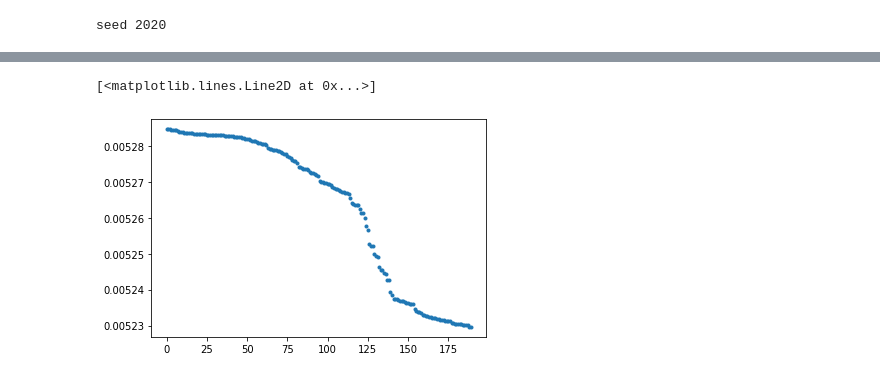
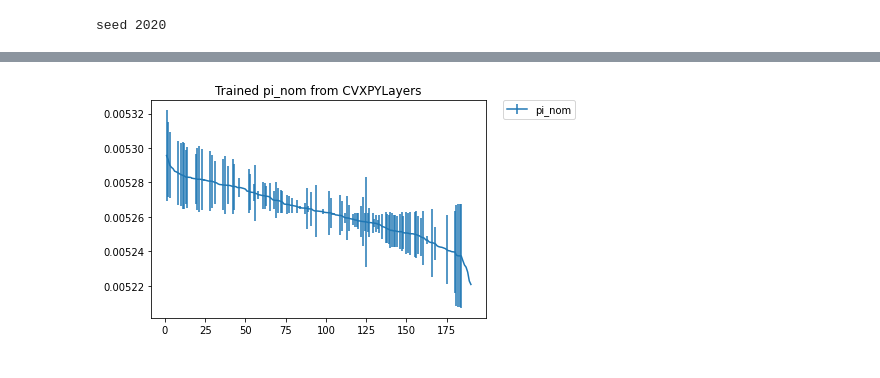
Before and after one commit to QingyunSun/Distributional-Robust-Kelly-Gambling, a Jupyter notebook: DRKP20200610_CVXLayers.ipynb, the cells around one changed output, grey strips where cells are left out. Cells and saved outputs as stored; diff of their text form; code cells hidden in the pictures.

```diff
--- a/DRKP20200610_CVXLayers.ipynb
+++ b/DRKP20200610_CVXLayers.ipynb
@@ -149,7 +145,7 @@ def evaluate( R_torch, log_Pi_0, Rho, Pi_test_torch):
     Pi_0 = torch.nn.functional.softmax(log_Pi_0)
     b, = policy(R_torch, Pi_0, Rho)
     logs = torch.log(R_torch.T @ b)
-    cost = - torch.sum(Pi_test_torch*logs[None,:])
+    cost = torch.sum(Pi_test_torch*logs[None,:])
     return   cost
 
 # Training:
@@ -164,4 +160,4 @@ for i in range(iters):
     # Project so that Rho is non-negative
     Rho.data = torch.max(Rho.data,torch.zeros_like(Rho.data))
     results.append(loss.item())
-    print("(iter %d) loss: %g " % (i, results[-1]))
+    # print("(iter %d) loss: %g " % (i, results[-1]))
@@ -198,16 +164,24 @@ plt.plot(results,'.')
 # %%
 # order = np.argsort(pi_horse)[::-1]
 Pi_0 = torch.nn.functional.softmax(log_Pi_0)
 pi_0_trained = Pi_0.detach().numpy()
 
 order_trained = np.argsort(pi_0_trained)[::-1]
 
 rho_trained = Rho.detach().numpy()
 
 pi_0_trained_upper = pi_0_trained+rho_trained
 pi_0_trained_lower = pi_0_trained-rho_trained
 
-plt.plot(  pi_0_trained[order_trained] , '.', label='pi nominal trained')
+plt.subplot()
+width = 2
+barWidth = 5
+
+order = np.argsort(pi)[::-1]
+plt.errorbar( np.arange(1, K+1 ) , pi_0_trained[order_trained], yerr= pi_0_trained[order_trained]*rho_trained[order_trained], label = 'pi_nom' )
+
+plt.legend(bbox_to_anchor=(1.05, 1), loc=2, borderaxespad=0.)
+plt.title('Trained pi_nom from CVXPYLayers')
+plt.show()
 # %% [output]
-[<matplotlib.lines.Line2D at 0x...>]
-[figure, old version]
+[figure, new version]
```
Also changed, not shown: parts of 14 cells of this notebook.
